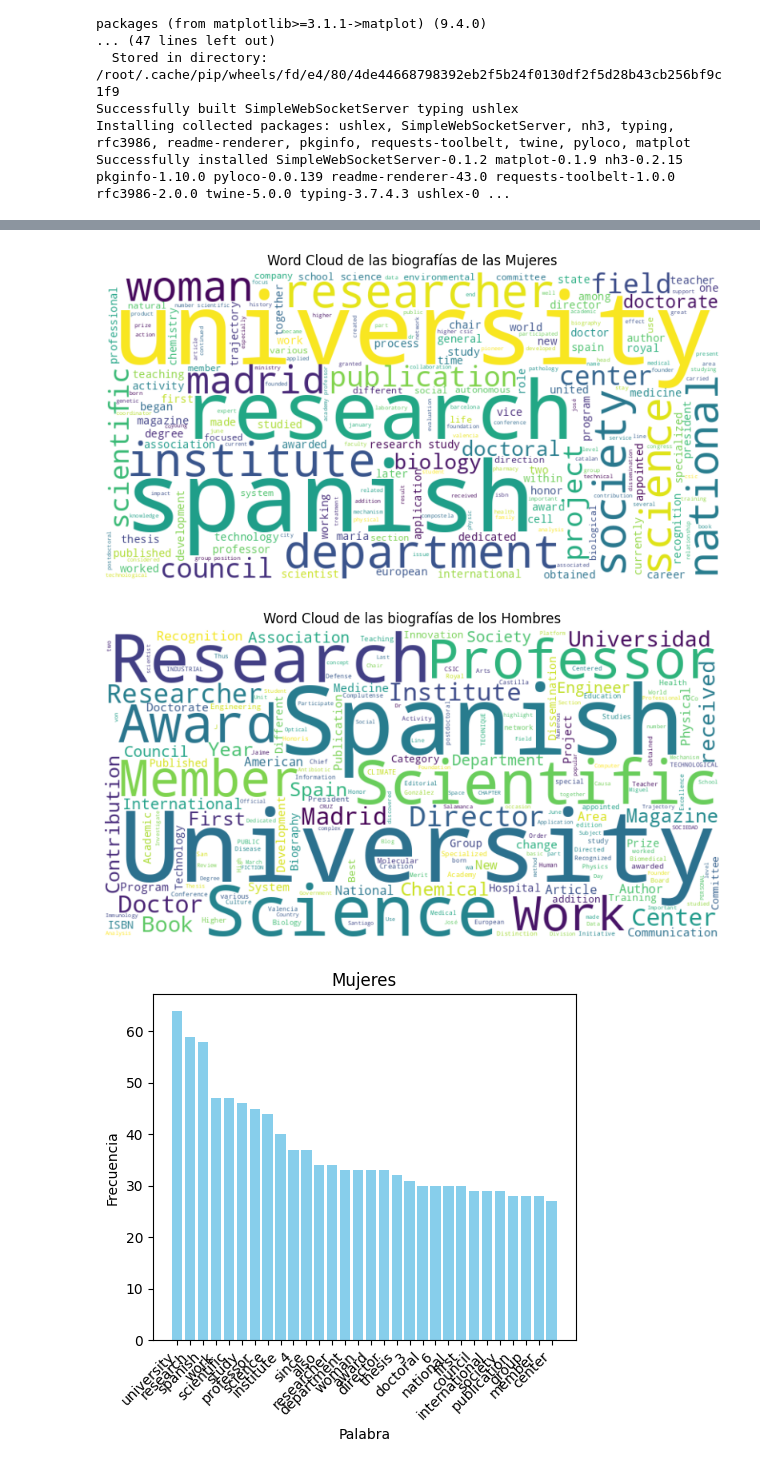
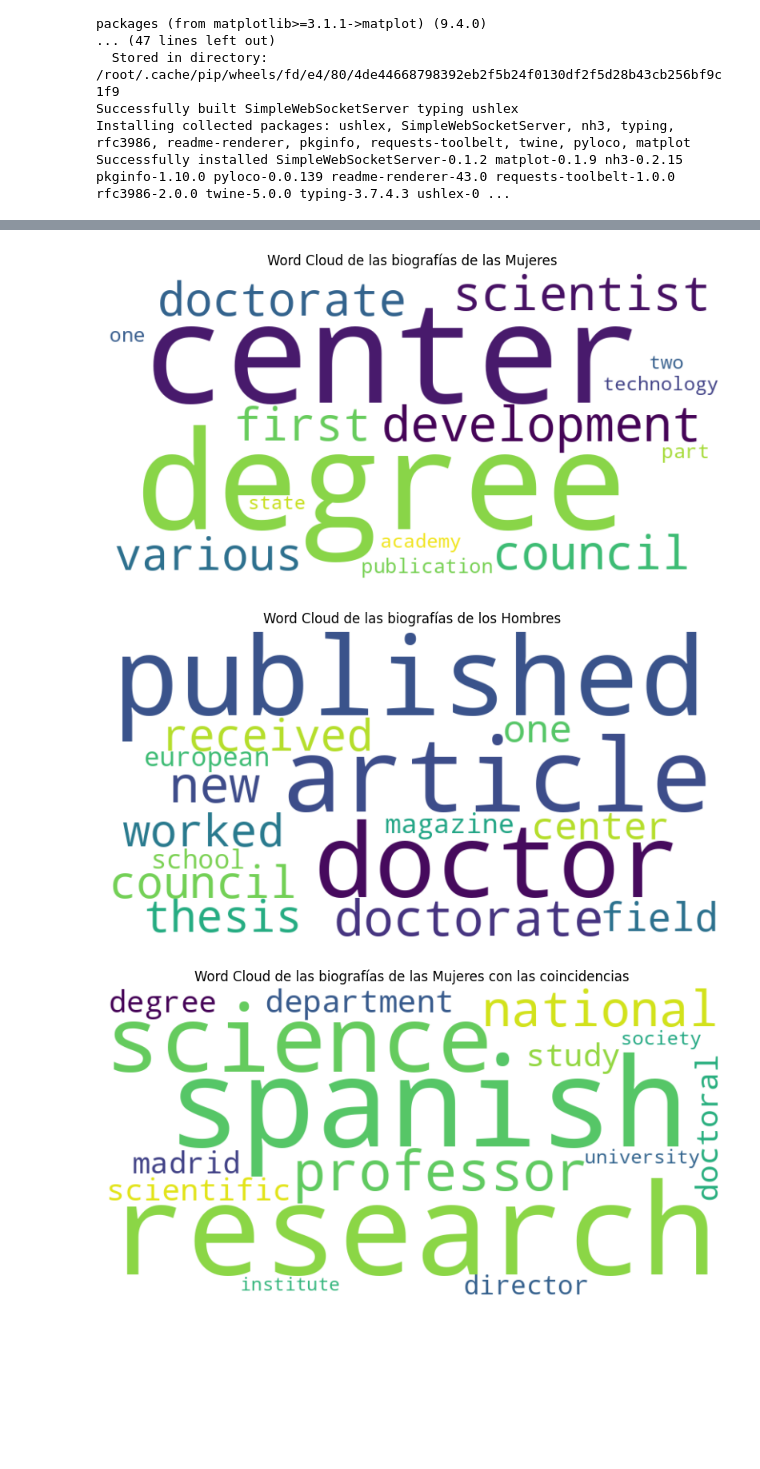
Before and after one commit to Sashka1101/TFG_Gender_Bias, a Jupyter notebook: CasoMujeresPreProcesado.ipynb, the cells around one changed output, grey strips where cells are left out. Cells and saved outputs as stored; diff of their text form; code cells hidden in the pictures; blank space fills up the shorter version.

```diff
--- a/CasoMujeresPreProcesado.ipynb
+++ b/CasoMujeresPreProcesado.ipynb
@@ -173,10 +190,12 @@ df['Biografía'] = df['Biografía'].apply(traducir_texto_largo)
 
 #Pre-Procesado: poner en minuscula, quitar stop words (tanto español como inglés), crear mi propio vocabulario. Pre-entreno.
 
-#Ni idea, la verdad
+# Quita algunas cosillas del texto, entiendo. Clean data cleaning the text of punctuation and special characters. Quita cosas
+# output_string = re.sub(pattern, repl, input_string)
 def clean_data(text):
     text = re.sub(r'[^ \nA-Za-z0-9À-ÖØ-öø-ÿ/]+', '', text)
     text = re.sub(r'[\\/×\^\]\[÷]', '', text)
+    text = re.sub("\d", '', text)
     return text
 
 #Poner en minúsula
@@ -194,9 +213,20 @@ def remover(text):
 
 #stopwords inglés.
 stopwords_list2 = stopwords.words("english")
+
 def remover2(text):
     text_tokens = text.split(" ")
     final_list = [word for word in text_tokens if not word in stopwords_list2]
+    text = ' '.join(final_list)
+    return text
+
+
+#stopwords inglés.
+stopwords_list3 = stopwords.words("english")
+
+def remover3(text):
+    text_tokens = text.split(" ")
+    final_list = [word for word in text_tokens if not word in stopwords_list3]
     text = ' '.join(final_list)
     return text
 
@@ -287,6 +317,8 @@ df['Biografía'] = df['Biografía'].apply(eliminar_palabras_con_mismo_lema)
 
 text = ' '.join(df['Biografía'])
 
+# Test the model
+w2v_model.wv.most_similar(positive=["university"])
 
 
 #Crear lista con palabras más frecuentes en las biografías.
@@ -375,12 +407,12 @@ df1 = pd.read_csv(csv_path1)
 
 #ya tengo las funciones puestas arriba, las uso
 
+df1['Biografía'] = df1['Biografía'].apply(traducir_texto_largo)
 df1[['Biografía']] = df1[['Biografía']].astype(str)
 df1['Biografía'] = df1['Biografía'].apply(change_lower)
 df1['Biografía'] = df1['Biografía'].apply(clean_data)
 df1['Biografía'] = df1['Biografía'].apply(remover)
-df1['Biografía'] = df1['Biografía'].apply(remover2)
-df1['Biografía'] = df1['Biografía'].apply(traducir_texto_largo)
+df1['Biografía'] = df1['Biografía'].apply(remover3)
 df1['Biografía'] = df1['Biografía'].apply(lemmatize_text)
 df1['Biografía'] = df1['Biografía'].apply(eliminar_palabras_con_mismo_lema)
 
@@ -397,7 +429,7 @@ print(text1)
 
 
 def generar_wordcloud(text, titulo):
-    wordcloud = WordCloud(width=800, height=400, background_color='white').generate(text)
+    wordcloud = WordCloud(max_words = 15,width=800, height=400, background_color='white').generate(text)
     plt.figure(figsize=(10, 5))
     plt.imshow(wordcloud, interpolation='bilinear')
     plt.title(titulo)
@@ -452,12 +484,25 @@ print(texto1_sin_coincidencias)
 print("\nTexto 2 sin las 30 palabras más comunes que aparecen en el Texto 1:")
 print(texto2_sin_coincidencias)
 
+# Ejemplo de uso
+palabras_ordenadas = ordenar_por_frecuencia(text)
+frecuencia_palabras = contar_frecuencia(text)
+print(palabras_ordenadas)
+print(frecuencia_palabras)
+
 
 # Generar Word Cloud para el Texto 1
 generar_wordcloud(texto1_sin_coincidencias, "Word Cloud de las biografías de las Mujeres")
 
 # Generar Word Cloud para el Texto 2
 generar_wordcloud(texto2_sin_coincidencias, "Word Cloud de las biografías de los Hombres")
+
+# Generar Word Cloud para el Texto 1
+generar_wordcloud(text, "Word Cloud de las biografías de las Mujeres con las coincidencias")
+
+# Generar Word Cloud para el Texto 2
+generar_wordcloud(text1, "Word Cloud de las biografías de los Hombres con las coincidencias")
+
 
 
 #Dibujar histograma SIN las primeras 30 palabras coincidentes
@@ -492,3 +537,3 @@ base professor functioning researchin universityand 1983 degree childrenresearch
-[figure, old version]
+[figure, new version]
-[figure, old version]
+[figure, new version]
-[figure, old version]
+[figure, new version]
```
Also changed, not shown: parts of 11 cells of this notebook.
